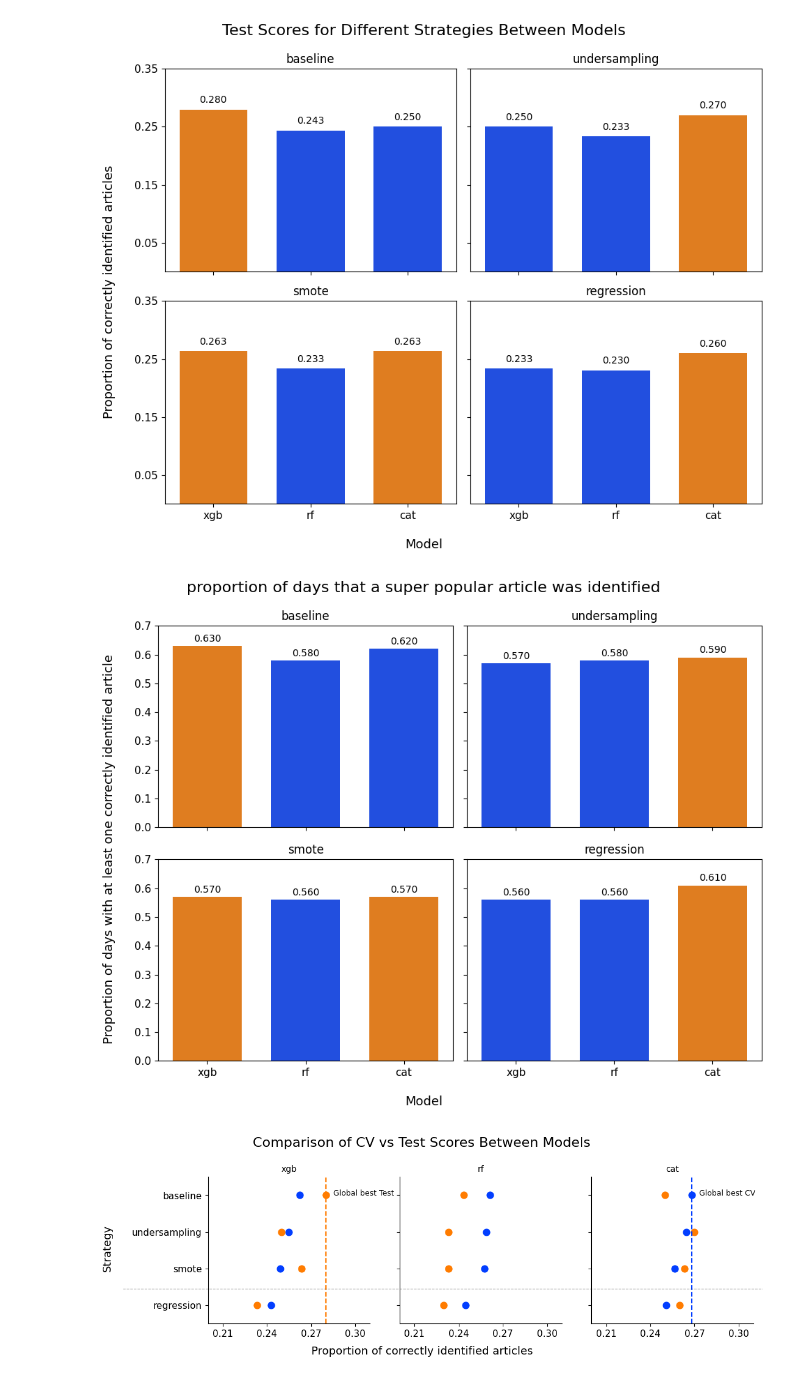
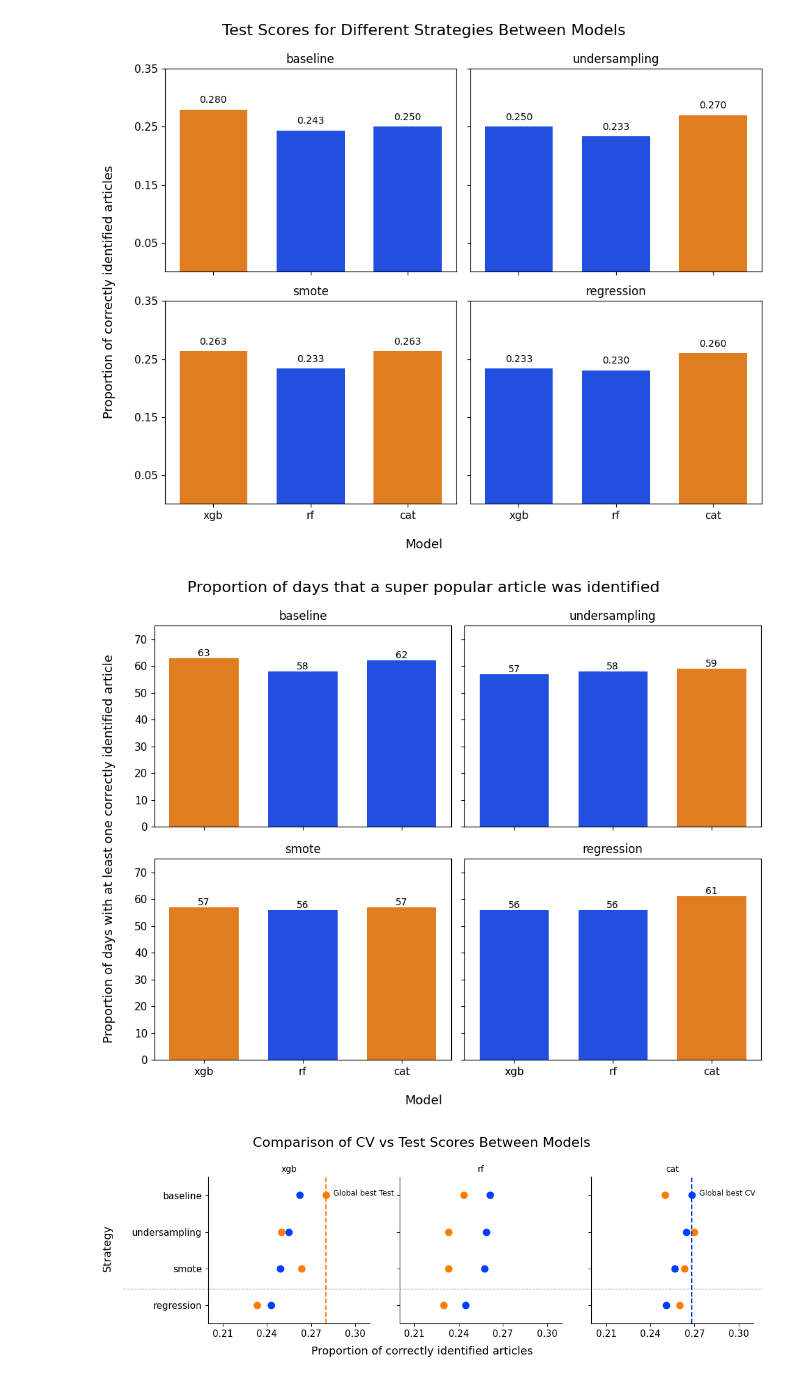
Before and after one commit to DovydasVe/article_popularity_prediction, a Jupyter notebook: pipeline.ipynb, the cells around one changed output. Cells and saved outputs as stored; diff of their text form; code cells hidden in the pictures.

Commit message:
changed proportion of days to number of days

```diff
--- a/pipeline.ipynb
+++ b/pipeline.ipynb
@@ -872,4 +872,15 @@ at_least_one_collector['cat']['regression'] = sum([i>=1 for i in hit_list])/100
 
 This section contains the results of the pipeline and a few visuals used in report to convey the main differences.
 # %%
-at_least_one_collector
+at_least_one_collector = {'xgb': {'baseline': np.float64(0.63),
+  'undersampling': np.float64(0.57),
+  'smote': np.float64(0.57),
+  'regression': np.float64(0.56)},
+ 'rf': {'baseline': np.float64(0.58),
+  'undersampling': np.float64(0.58),
+  'smote': np.float64(0.56),
+  'regression': np.float64(0.56)},
+ 'cat': {'baseline': np.float64(0.62),
+  'undersampling': np.float64(0.59),
+  'smote': np.float64(0.57),
+  'regression': np.float64(0.61)}}
@@ -898,4 +896,15 @@ scores = {
 }
 
 scores
+
+
+at_least_one_collector_int = {
+    model: {
+        method: max(1, min(100, int(round(float(score) * 100))))
+        for method, score in methods.items()
+    }
+    for model, methods in at_least_one_collector.items()
+}
+
+at_least_one_collector_int
 # %% [output]
@@ -1033,7 +1033,7 @@ plt.show()
 # %% [output]
 [figure]
 # %%
-df = pd.DataFrame(at_least_one_collector).T.reset_index().melt(
+df = pd.DataFrame(at_least_one_collector_int).T.reset_index().melt(
     id_vars='index', var_name='Strategy', value_name='Score')
 df.rename(columns={'index': 'Model'}, inplace=True)
 
@@ -1062,37 +1062,37 @@ for i, strategy in enumerate(strategies):
         width=0.7
     )
 
     for p in ax.patches:
         height = p.get_height()
         ax.text(
             p.get_x() + p.get_width() / 2,
             height + 0.008,
-            f"{height:.3f}",
+            f"{int(height)}",
             ha='center',
             va='bottom',
             fontsize=10
         )
 
     # yticks = np.arange(0.05, 0.36, 0.1)
     # ax.set_yticks(yticks)
     # ax.set_yticklabels([f"{x:.2f}" for x in yticks])
-    ax.set_ylim(0, 0.7)
+    ax.set_ylim(0, 75)
 
     ax.set_ylabel('')
     ax.set_xlabel('')
     ax.tick_params(axis='x', labelsize=11)
     ax.tick_params(axis='y', labelsize=11)
 
 
-fig.suptitle("proportion of days that a super popular article was identified", fontsize=16)
+fig.suptitle("Proportion of days that a super popular article was identified", fontsize=16)
 
 fig.text(0.04, 0.5, 'Proportion of days with at least one correctly identified article', va='center', rotation='vertical', fontsize=13)
 fig.text(0.5, 0.04, 'Model', ha='center', rotation='horizontal', fontsize=13)
 
 plt.tight_layout(rect=[0.07, 0.07, 1, 0.99])
 plt.show()
 # %% [output]
-[figure, old version]
+[figure, new version]
 # %%
 def scores_dict_to_df(scores, split_name):
     return (
```
Also changed, not shown: parts of 2 cells of this notebook.
